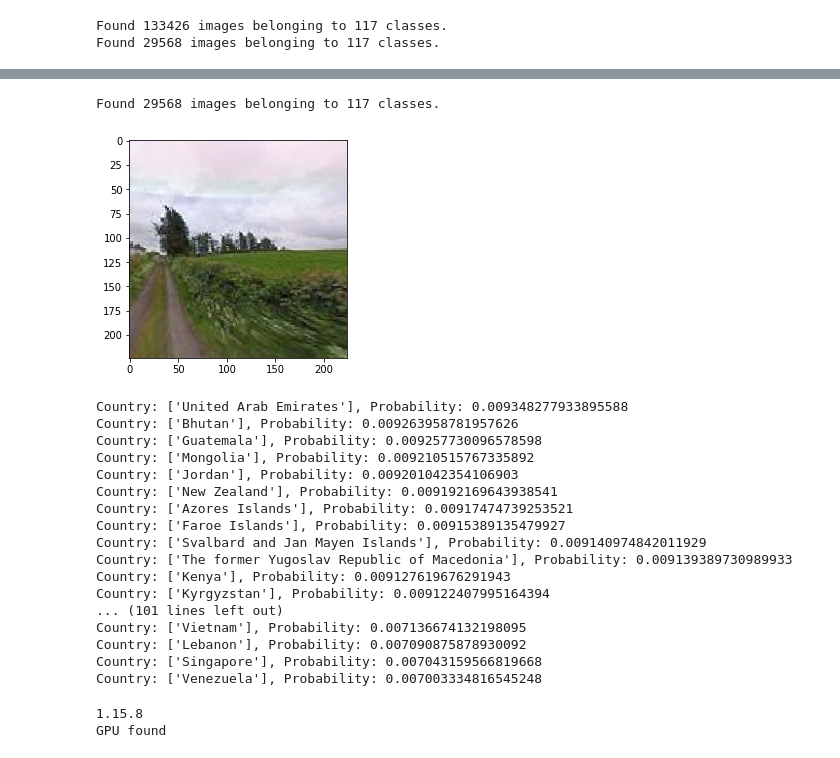
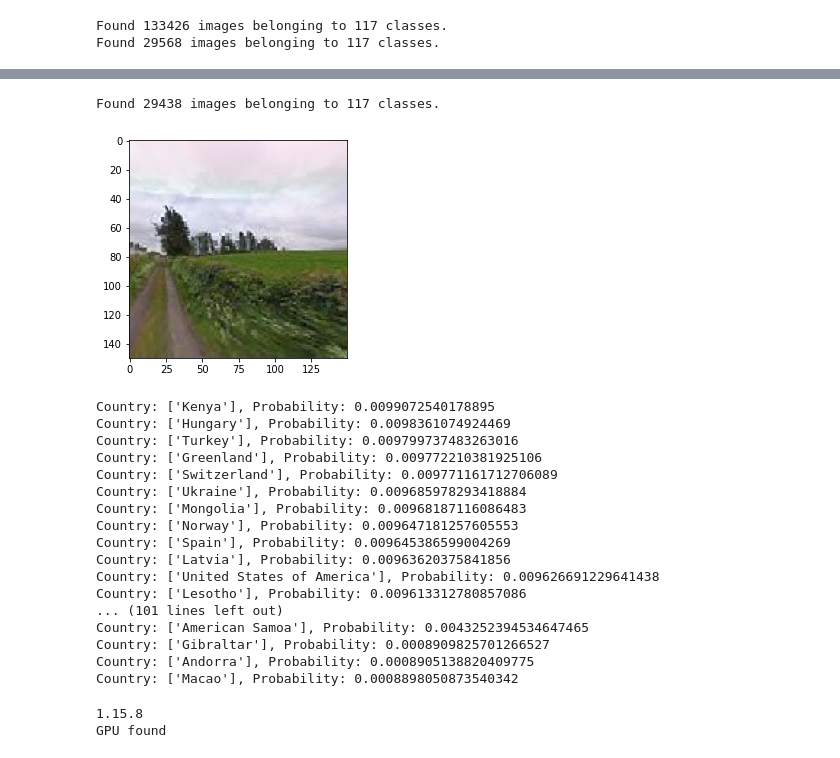
Before and after one commit to TheodorBeskow/Country-Guesser, a Jupyter notebook: srcpy/countryModel.ipynb, the cells around one changed output, grey strips where cells are left out. Saved outputs shown, nothing was run; the diff lists cells and outputs as text; code cells hidden in the pictures.

```diff
--- a/srcpy/countryModel.ipynb
+++ b/srcpy/countryModel.ipynb
@@ -40,16 +40,16 @@ validation_datagen = ImageDataGenerator(rescale=1./255)
 
 train_generator = train_datagen.flow_from_directory(
     train_data_dir,
-    target_size=(224, 224),
-    batch_size=64,
+    target_size=(150, 150),
+    batch_size=32,
     class_mode='categorical',
     # shuffle=True
     )
 
 validation_generator = validation_datagen.flow_from_directory(
     validation_data_dir,
-    target_size=(224, 224),
-    batch_size=64,
+    target_size=(150, 150),
+    batch_size=32,
     class_mode='categorical')
 # %% [output]
 Found 133426 images belonging to 117 classes.
@@ -57,10 +57,10 @@ Found 29568 images belonging to 117 classes.
 # %%
 import numpy as np
 
-class_counts = np.bincount(train_generator.classes) ** 0.3
+class_counts = np.bincount(train_generator.classes) ** 0.01
 
 # class_probabilities = class_counts
-class_probabilities = 1 / np.bincount(train_generator.classes)
+class_probabilities = class_counts / np.bincount(train_generator.classes)
 class_probabilities = np.where(np.isinf(class_probabilities) | np.isnan(class_probabilities), 0, class_probabilities)
 # class_probabilities[44] = 0
 class_probabilities = class_probabilities / np.sum(class_probabilities)
@@ -95,10 +95,10 @@ Vietnam: 0.056364314893970494
 # %%
 history = model.fit(
     train_generator,
-    steps_per_epoch=200,
-    epochs=4,
+    steps_per_epoch=2000,
+    epochs=5,
     validation_data=validation_generator,
-    validation_steps=30,
+    validation_steps=200,
     class_weight = class_weights,
     verbose=1
     )
@@ -144,63 +146,63 @@ from tensorflow.keras.preprocessing.image import ImageDataGenerator
 
 datagen = ImageDataGenerator(rescale=1./255)
 
-data_dir = r'..\Data\labledCountries\val'
+data_dir = r'..\Data\labledCountries\test'
 generator = datagen.flow_from_directory(
     data_dir,
-    target_size=(224, 224),
-    batch_size=32,
+    target_size=(150, 150),
+    batch_size=16,
     class_mode='categorical')
 
 class_names = generator.class_indices.keys()
 #print(class_names)
 # %% [output]
-Found 29568 images belonging to 117 classes.
+Found 29438 images belonging to 117 classes.
 # %%
 from tensorflow.keras.preprocessing import image
 from sklearn.preprocessing import LabelEncoder
 import matplotlib.pyplot as plt
 
 # Load image
 img_path = r'..\Data\labledCountries\test\Ireland\-k1VSj7m5z79IEH3idNLyA.jpg'
-img = image.load_img(img_path, target_size=(224, 224))
+img = image.load_img(img_path, target_size=(150, 150))
 
 # Display the image
 plt.imshow(img)
 plt.show()
 
 # Preprocess image
 x = image.img_to_array(img)
 x = np.expand_dims(x, axis=0)
 x /= 255.0
 
 # Make prediction
 predictions = model.predict(x)
 
 # Print predictions in sorted order
 label_encoder = LabelEncoder()
 label_encoder.fit(list(class_names))
 
 for i in np.argsort(predictions[0])[::-1]:
     print(f'Country: {label_encoder.inverse_transform([i])}, Probability: {predictions[0][i]}')
 # %% [output]
-[figure, old version]
+[figure, new version]
-Country: ['United Arab Emirates'], Probability: 0.009348277933895588
-Country: ['Bhutan'], Probability: 0.009263958781957626
-Country: ['Guatemala'], Probability: 0.009257730096578598
-Country: ['Mongolia'], Probability: 0.009210515767335892
-Country: ['Jordan'], Probability: 0.009201042354106903
-Country: ['New Zealand'], Probability: 0.009192169643938541
-Country: ['Azores Islands'], Probability: 0.00917474739253521
-Country: ['Faroe Islands'], Probability: 0.00915389135479927
-Country: ['Svalbard and Jan Mayen Islands'], Probability: 0.009140974842011929
-Country: ['The former Yugoslav Republic of Macedonia'], Probability: 0.009139389730989933
-Country: ['Kenya'], Probability: 0.009127619676291943
-Country: ['Kyrgyzstan'], Probability: 0.009122407995164394
+Country: ['Kenya'], Probability: 0.0099072540178895
+Country: ['Hungary'], Probability: 0.0098361074924469
+Country: ['Turkey'], Probability: 0.009799737483263016
+Country: ['Greenland'], Probability: 0.009772210381925106
+Country: ['Switzerland'], Probability: 0.009771161712706089
+Country: ['Ukraine'], Probability: 0.009685978293418884
+Country: ['Mongolia'], Probability: 0.00968187116086483
+Country: ['Norway'], Probability: 0.009647181257605553
+Country: ['Spain'], Probability: 0.009645386599004269
+Country: ['Latvia'], Probability: 0.00963620375841856
+Country: ['United States of America'], Probability: 0.009626691229641438
+Country: ['Lesotho'], Probability: 0.009613312780857086
 ... (101 lines left out)
-Country: ['Vietnam'], Probability: 0.007136674132198095
-Country: ['Lebanon'], Probability: 0.007090875878930092
-Country: ['Singapore'], Probability: 0.007043159566819668
-Country: ['Venezuela'], Probability: 0.007003334816545248
+Country: ['American Samoa'], Probability: 0.0043252394534647465
+Country: ['Gibraltar'], Probability: 0.0008909825701266527
+Country: ['Andorra'], Probability: 0.0008905138820409775
+Country: ['Macao'], Probability: 0.0008898050873540342
 # %%
 import tensorflow as tf
 print(tf.__version__)
```
Also changed, not shown: parts of 6 cells of this notebook, 1 other file.
